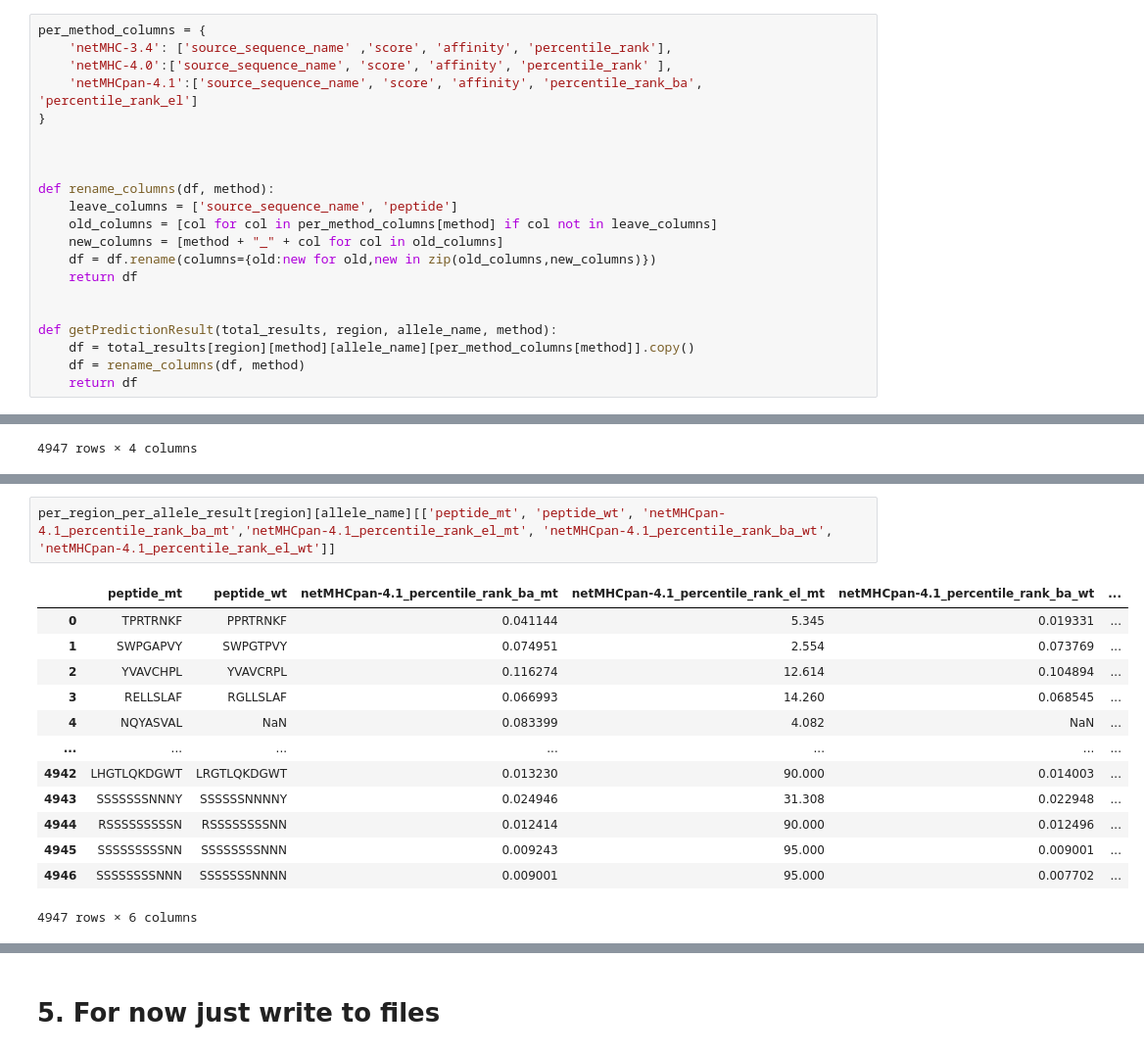
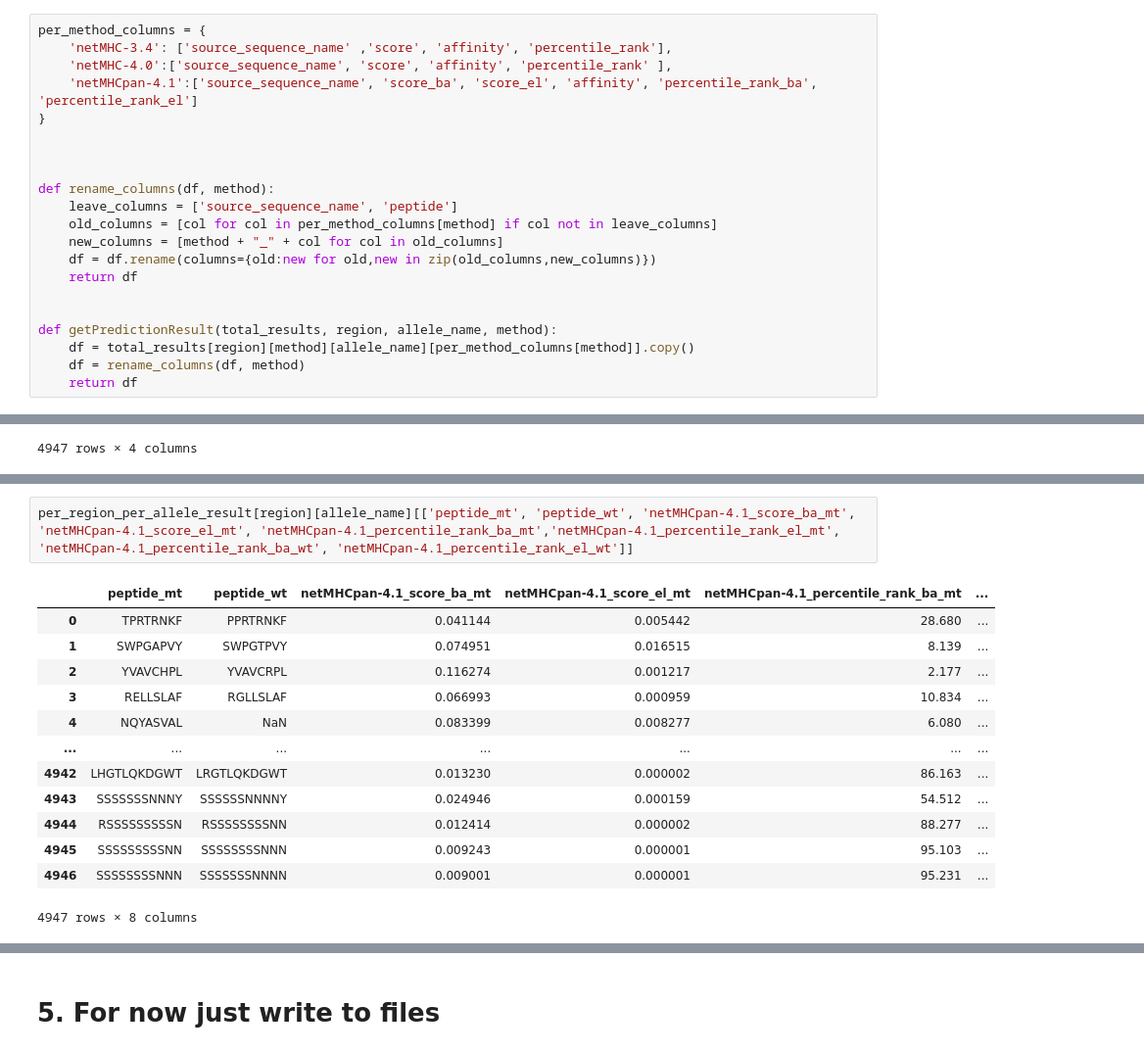
Before and after one commit to denklewer/MHC_predictor, a Jupyter notebook: gbm122_processing/gbm122_2_pr_netmhc.ipynb, the cells around one changed output, grey strips where cells are left out. Shown at 98% size. Saved outputs shown, nothing was run; the diff lists cells and outputs as text.

```diff
--- a/gbm122_processing/gbm122_2_pr_netmhc.ipynb
+++ b/gbm122_processing/gbm122_2_pr_netmhc.ipynb
@@ -406,7 +411,7 @@ total processed peptides after filtering -  4443
 per_method_columns = {
     'netMHC-3.4': ['source_sequence_name' ,'score', 'affinity', 'percentile_rank'],
     'netMHC-4.0':['source_sequence_name', 'score', 'affinity', 'percentile_rank' ],
-    'netMHCpan-4.1':['source_sequence_name', 'score', 'affinity', 'percentile_rank_ba', 'percentile_rank_el']
+    'netMHCpan-4.1':['source_sequence_name', 'score_ba', 'score_el', 'affinity', 'percentile_rank_ba', 'percentile_rank_el']
 }
 
 
@@ -507,19 +529,19 @@ df_source_mt
 # %%
-per_region_per_allele_result[region][allele_name][['peptide_mt', 'peptide_wt', 'netMHCpan-4.1_percentile_rank_ba_mt','netMHCpan-4.1_percentile_rank_el_mt', 'netMHCpan-4.1_percentile_rank_ba_wt', 'netMHCpan-4.1_percentile_rank_el_wt']]
+per_region_per_allele_result[region][allele_name][['peptide_mt', 'peptide_wt', 'netMHCpan-4.1_score_ba_mt', 'netMHCpan-4.1_score_el_mt', 'netMHCpan-4.1_percentile_rank_ba_mt','netMHCpan-4.1_percentile_rank_el_mt', 'netMHCpan-4.1_percentile_rank_ba_wt', 'netMHCpan-4.1_percentile_rank_el_wt']]
 # %% [output]
-|  | peptide_mt | peptide_wt | netMHCpan-4.1_percentile_rank_ba_mt | netMHCpan-4.1_percentile_rank_el_mt | netMHCpan-4.1_percentile_rank_ba_wt | ... |
-| 0 | TPRTRNKF | PPRTRNKF | 0.041144 | 5.345 | 0.019331 | ... |
-| 1 | SWPGAPVY | SWPGTPVY | 0.074951 | 2.554 | 0.073769 | ... |
-| 2 | YVAVCHPL | YVAVCRPL | 0.116274 | 12.614 | 0.104894 | ... |
-| 3 | RELLSLAF | RGLLSLAF | 0.066993 | 14.260 | 0.068545 | ... |
-| 4 | NQYASVAL | NaN | 0.083399 | 4.082 | NaN | ... |
+|  | peptide_mt | peptide_wt | netMHCpan-4.1_score_ba_mt | netMHCpan-4.1_score_el_mt | netMHCpan-4.1_percentile_rank_ba_mt | ... |
+| 0 | TPRTRNKF | PPRTRNKF | 0.041144 | 0.005442 | 28.680 | ... |
+| 1 | SWPGAPVY | SWPGTPVY | 0.074951 | 0.016515 | 8.139 | ... |
+| 2 | YVAVCHPL | YVAVCRPL | 0.116274 | 0.001217 | 2.177 | ... |
+| 3 | RELLSLAF | RGLLSLAF | 0.066993 | 0.000959 | 10.834 | ... |
+| 4 | NQYASVAL | NaN | 0.083399 | 0.008277 | 6.080 | ... |
 | ... | ... | ... | ... | ... | ... | ... |
-| 4942 | LHGTLQKDGWT | LRGTLQKDGWT | 0.013230 | 90.000 | 0.014003 | ... |
-| 4943 | SSSSSSSNNNY | SSSSSSNNNNY | 0.024946 | 31.308 | 0.022948 | ... |
-| 4944 | RSSSSSSSSSN | RSSSSSSSSNN | 0.012414 | 90.000 | 0.012496 | ... |
-| 4945 | SSSSSSSSSNN | SSSSSSSSNNN | 0.009243 | 95.000 | 0.009001 | ... |
-| 4946 | SSSSSSSSNNN | SSSSSSSNNNN | 0.009001 | 95.000 | 0.007702 | ... |
+| 4942 | LHGTLQKDGWT | LRGTLQKDGWT | 0.013230 | 0.000002 | 86.163 | ... |
+| 4943 | SSSSSSSNNNY | SSSSSSNNNNY | 0.024946 | 0.000159 | 54.512 | ... |
+| 4944 | RSSSSSSSSSN | RSSSSSSSSNN | 0.012414 | 0.000002 | 88.277 | ... |
+| 4945 | SSSSSSSSSNN | SSSSSSSSNNN | 0.009243 | 0.000001 | 95.103 | ... |
+| 4946 | SSSSSSSSNNN | SSSSSSSNNNN | 0.009001 | 0.000001 | 95.231 | ... |
-4947 rows × 6 columns
+4947 rows × 8 columns
 # %%
 per_region_per_allele_result[region][allele_name].columns
 # %% [output]
```
Also changed, not shown: parts of 6 cells of this notebook.
